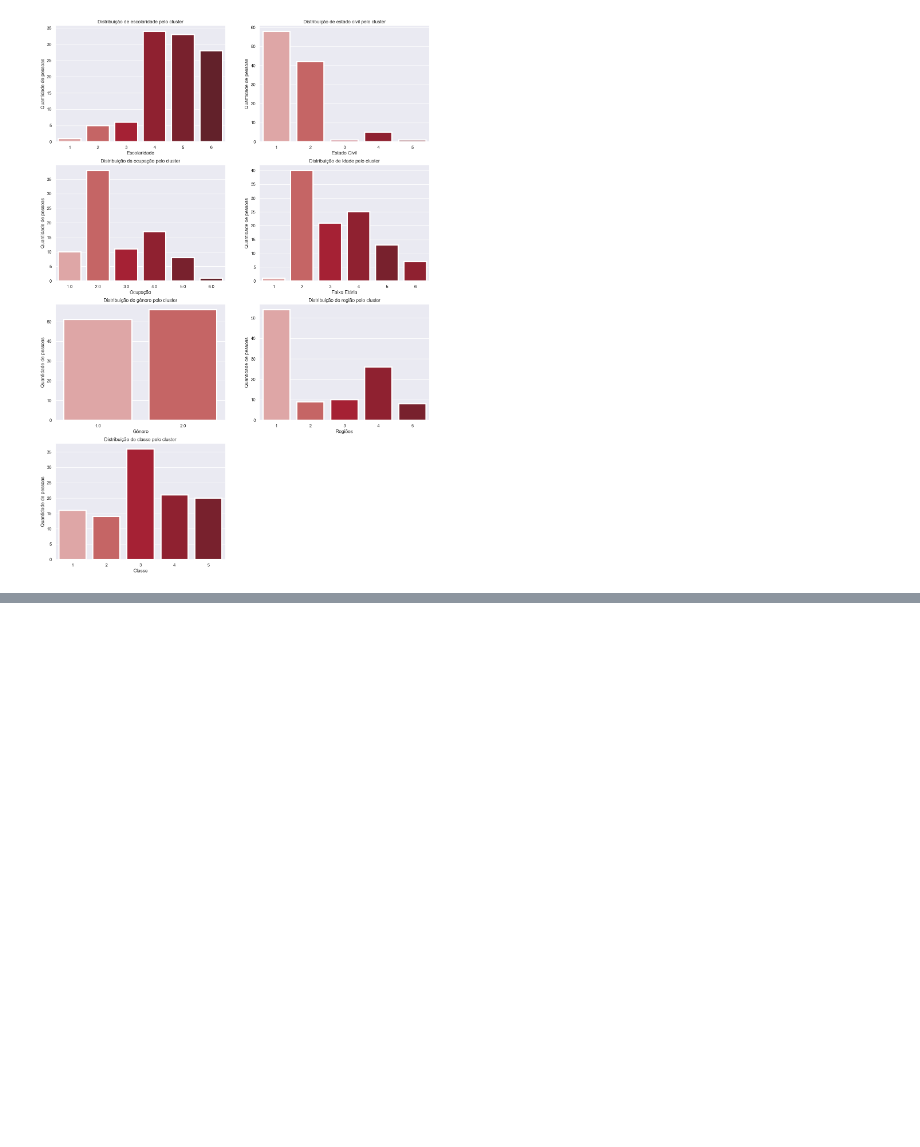
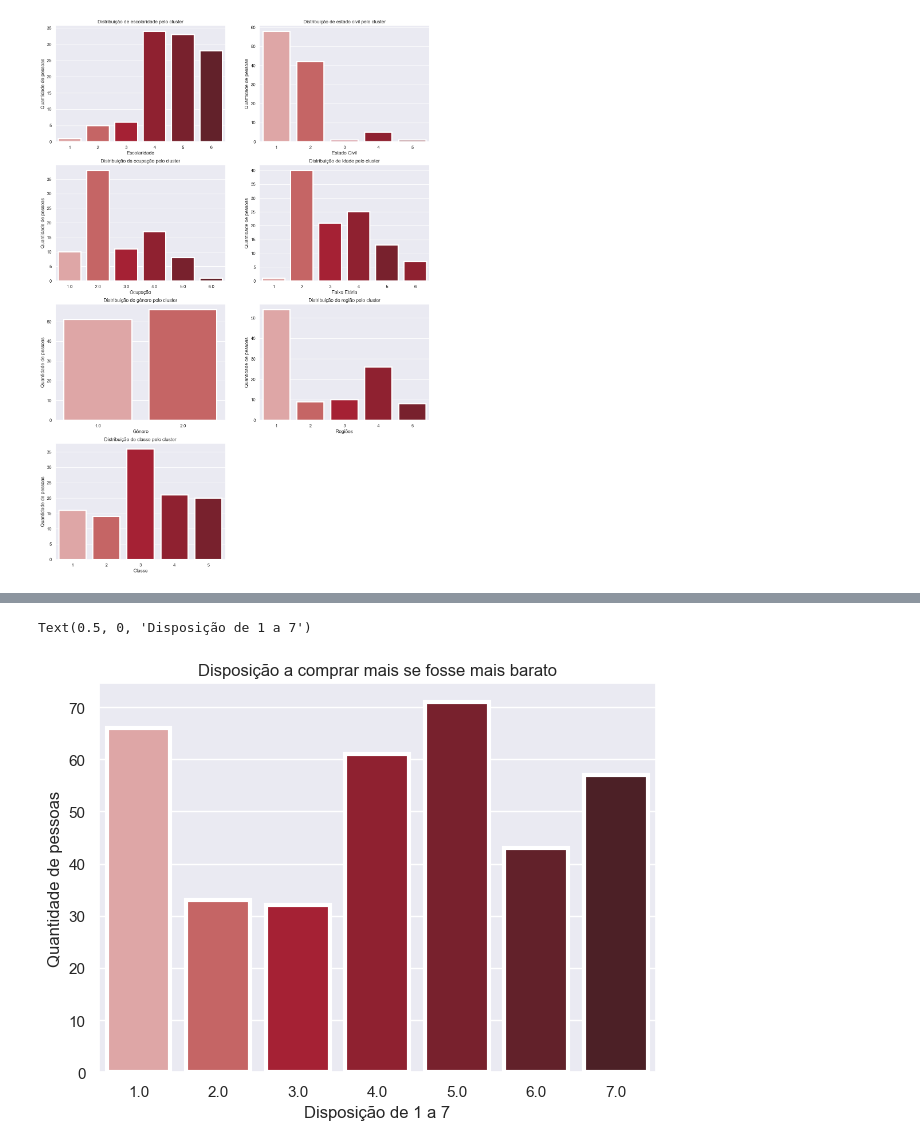
Before and after one commit to enzojunq/Base-de-dados, a Jupyter notebook: base.ipynb, the cells around one changed output, grey strips where cells are left out. Saved outputs shown, nothing was run; the diff lists cells and outputs as text; code cells hidden in the pictures; blank space fills up the shorter version.

Commit message:
motivos pela não compra

```diff
--- a/base.ipynb
+++ b/base.ipynb
@@ -1125,0 +1173,8 @@ Text(0.5, 0, 'Classe')
+# %%
+sns.countplot(data= df_naousa, x="P3", palette = ["#E79D9D", "#D55555", "#BB0B24","#A10F23","#871223","#6D1622","#531921"], lw=3)
+plt.title('Disposição a comprar mais se fosse mais barato')
+plt.ylabel('Quantidade de pessoas')
+plt.xlabel('Disposição de 1 a 7')
+# %% [output]
+Text(0.5, 0, 'Disposição de 1 a 7')
+[figure, added]
```
Also changed, not shown: parts of 4 cells of this notebook.
